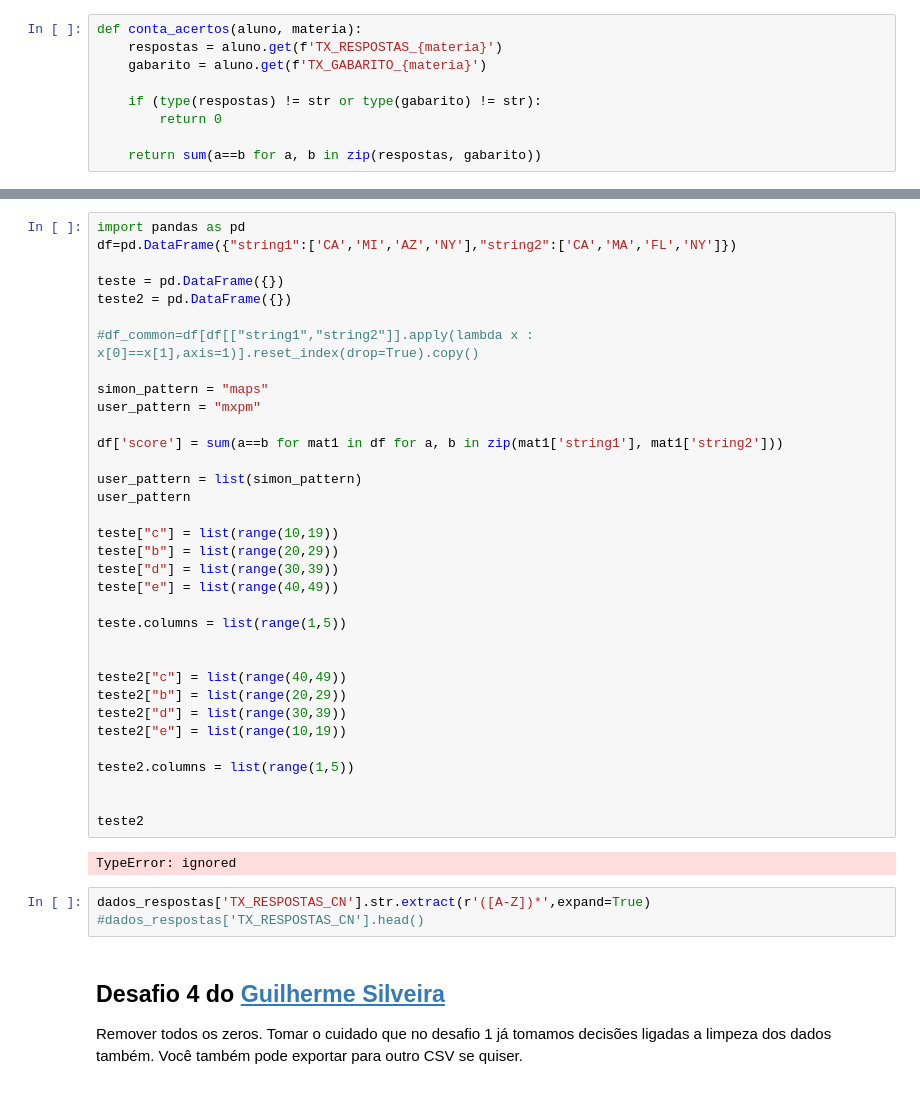
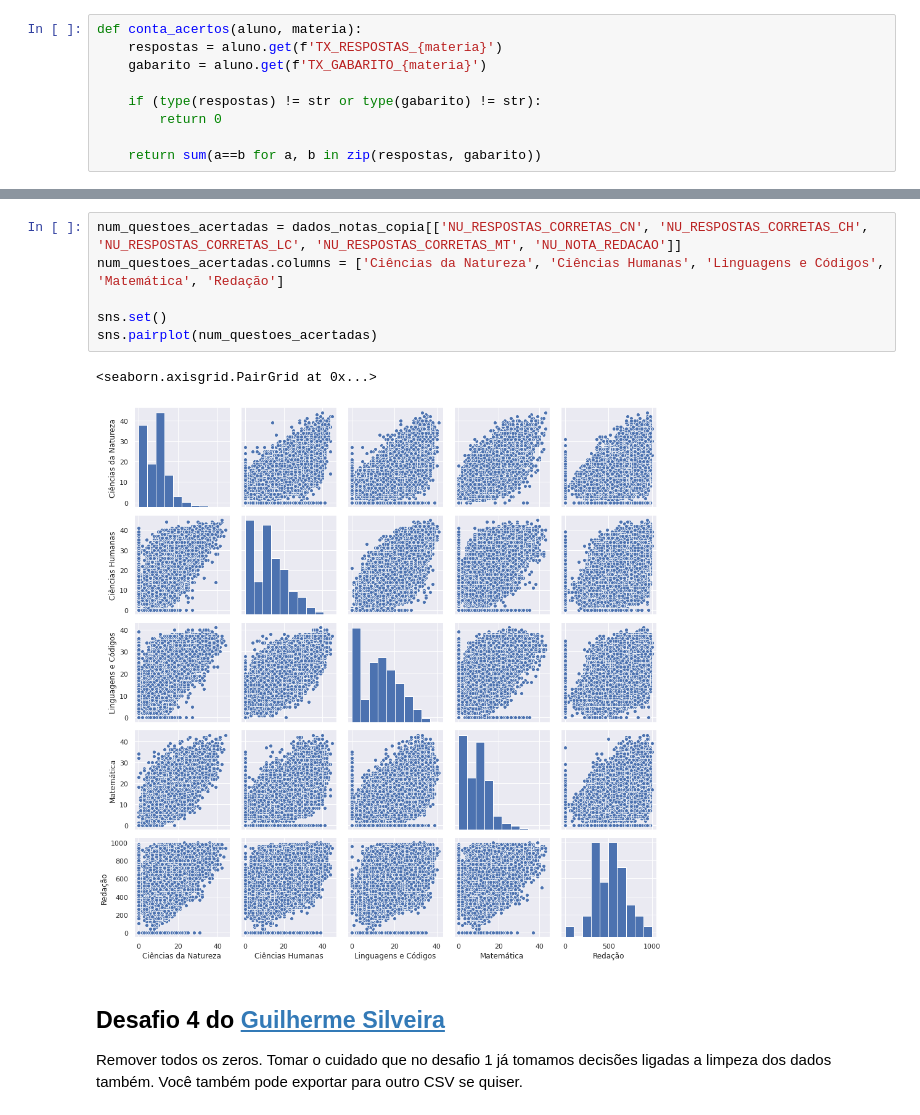
Before and after one commit to RafaelHPS/QuarentenaDados, a Jupyter notebook: QuarentenaDados_Aula04.ipynb, the cells around one changed output, grey strips where cells are left out. Saved outputs shown, nothing was run; the diff lists cells and outputs as text.

```diff
--- a/QuarentenaDados_Aula04.ipynb
+++ b/QuarentenaDados_Aula04.ipynb
@@ -145,42 +124,12 @@ dados_respostas.head()
-# %%
-import pandas as pd
-df=pd.DataFrame({"string1":['CA','MI','AZ','NY'],"string2":['CA','MA','FL','NY']})
-
-teste = pd.DataFrame({})
-teste2 = pd.DataFrame({})
-
-#df_common=df[df[["string1","string2"]].apply(lambda x : x[0]==x[1],axis=1)].reset_index(drop=True).copy()
-
-simon_pattern = "maps"
-user_pattern = "mxpm"
-
-df['score'] = sum(a==b for mat1 in df for a, b in zip(mat1['string1'], mat1['string2']))
-
-user_pattern = list(simon_pattern)
-user_pattern
-
-teste["c"] = list(range(10,19))
-teste["b"] = list(range(20,29))
-teste["d"] = list(range(30,39))
-teste["e"] = list(range(40,49))
-
-teste.columns = list(range(1,5))
-
-
-teste2["c"] = list(range(40,49))
-teste2["b"] = list(range(20,29))
-teste2["d"] = list(range(30,39))
-teste2["e"] = list(range(10,19))
-
-teste2.columns = list(range(1,5))
-
-
-teste2
-# %% [output]
-TypeError: ignored
-# %%
-dados_respostas['TX_RESPOSTAS_CN'].str.extract(r'([A-Z])*',expand=True)
-#dados_respostas['TX_RESPOSTAS_CN'].head()
+# %%
+num_questoes_acertadas = dados_notas_copia[['NU_RESPOSTAS_CORRETAS_CN', 'NU_RESPOSTAS_CORRETAS_CH', 'NU_RESPOSTAS_CORRETAS_LC', 'NU_RESPOSTAS_CORRETAS_MT', 'NU_NOTA_REDACAO']]
+num_questoes_acertadas.columns = ['Ciências da Natureza', 'Ciências Humanas', 'Linguagens e Códigos', 'Matemática', 'Redação']
+
+sns.set()
+sns.pairplot(num_questoes_acertadas)
+# %% [output]
+<seaborn.axisgrid.PairGrid at 0x...>
+[figure, added]
 # %% [markdown]
 ## Desafio 4 do [Guilherme Silveira](https://twitter.com/guilhermecaelum)
 
```
Also changed, not shown: parts of 2 cells of this notebook.
